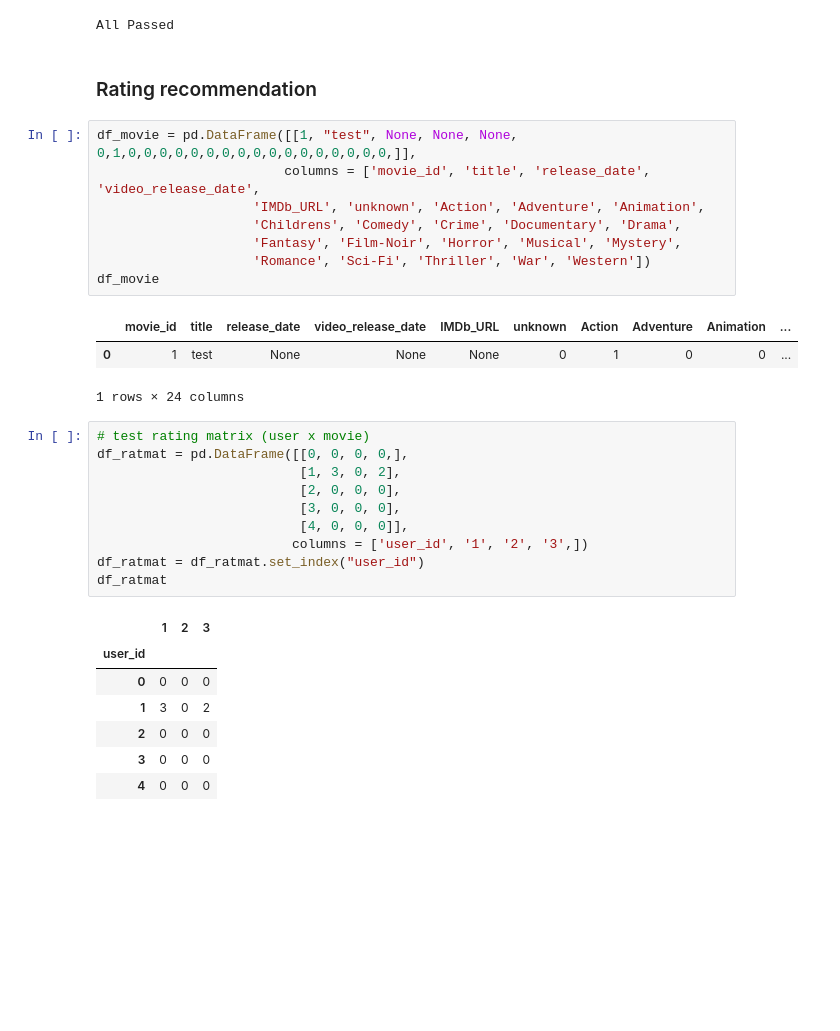
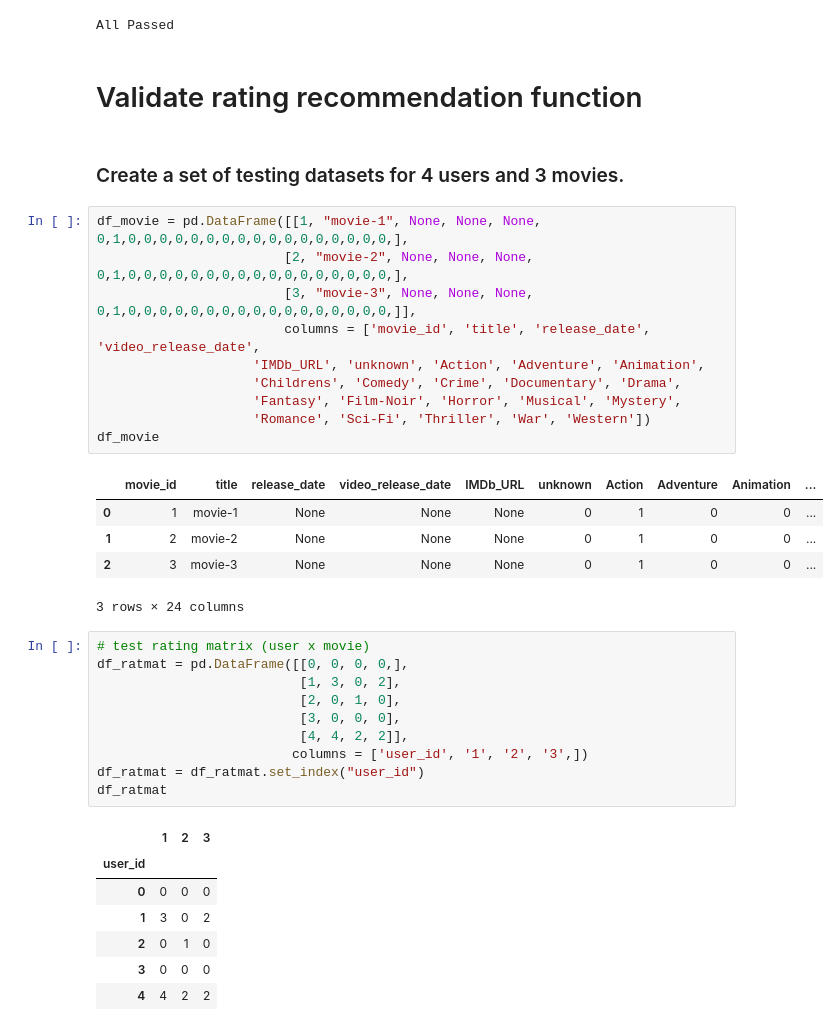
Before and after one commit to elicaluya/MovieRecommender, a Jupyter notebook: Testing.ipynb, the cells around one changed output. Drawn from its saved outputs; the diff is of its cells as text; blank space fills up the shorter version.

```diff
--- a/Testing.ipynb
+++ b/Testing.ipynb
@@ -43,26 +46,32 @@ with contextlib.ExitStack() as patches:
 # %% [output]
 All Passed
 # %% [markdown]
-### Rating recommendation
+# Validate rating recommendation function
+# %% [markdown]
+### Create a set of testing datasets for 4 users and 3 movies.
 # %%
-df_movie = pd.DataFrame([[1, "test", None, None, None, 0,1,0,0,0,0,0,0,0,0,0,0,0,0,0,0,0,0,0,]],
+df_movie = pd.DataFrame([[1, "movie-1", None, None, None, 0,1,0,0,0,0,0,0,0,0,0,0,0,0,0,0,0,0,0,],
+                        [2, "movie-2", None, None, None, 0,1,0,0,0,0,0,0,0,0,0,0,0,0,0,0,0,0,0,],
+                        [3, "movie-3", None, None, None, 0,1,0,0,0,0,0,0,0,0,0,0,0,0,0,0,0,0,0,]],
                         columns = ['movie_id', 'title', 'release_date', 'video_release_date',
                     'IMDb_URL', 'unknown', 'Action', 'Adventure', 'Animation',
                     'Childrens', 'Comedy', 'Crime', 'Documentary', 'Drama',
                     'Fantasy', 'Film-Noir', 'Horror', 'Musical', 'Mystery',
                     'Romance', 'Sci-Fi', 'Thriller', 'War', 'Western'])
 df_movie
 # %% [output]
 |  | movie_id | title | release_date | video_release_date | IMDb_URL | unknown | Action | Adventure | Animation | ... |
-| 0 | 1 | test | None | None | None | 0 | 1 | 0 | 0 | ... |
+| 0 | 1 | movie-1 | None | None | None | 0 | 1 | 0 | 0 | ... |
+| 1 | 2 | movie-2 | None | None | None | 0 | 1 | 0 | 0 | ... |
+| 2 | 3 | movie-3 | None | None | None | 0 | 1 | 0 | 0 | ... |
-1 rows × 24 columns
+3 rows × 24 columns
 # %%
 # test rating matrix (user x movie)
 df_ratmat = pd.DataFrame([[0, 0, 0, 0,],
                           [1, 3, 0, 2],
-                          [2, 0, 0, 0],
+                          [2, 0, 1, 0],
                           [3, 0, 0, 0],
-                          [4, 0, 0, 0]],
+                          [4, 4, 2, 2]],
                          columns = ['user_id', '1', '2', '3',])
 df_ratmat = df_ratmat.set_index("user_id")
 df_ratmat
@@ -71,6 +80,6 @@ df_ratmat
 | user_id |  |  |  |
 | 0 | 0 | 0 | 0 |
 | 1 | 3 | 0 | 2 |
-| 2 | 0 | 0 | 0 |
+| 2 | 0 | 1 | 0 |
 | 3 | 0 | 0 | 0 |
-| 4 | 0 | 0 | 0 |
+| 4 | 4 | 2 | 2 |
```
Also changed, not shown: parts of 34 cells of this notebook, 3 other files.
